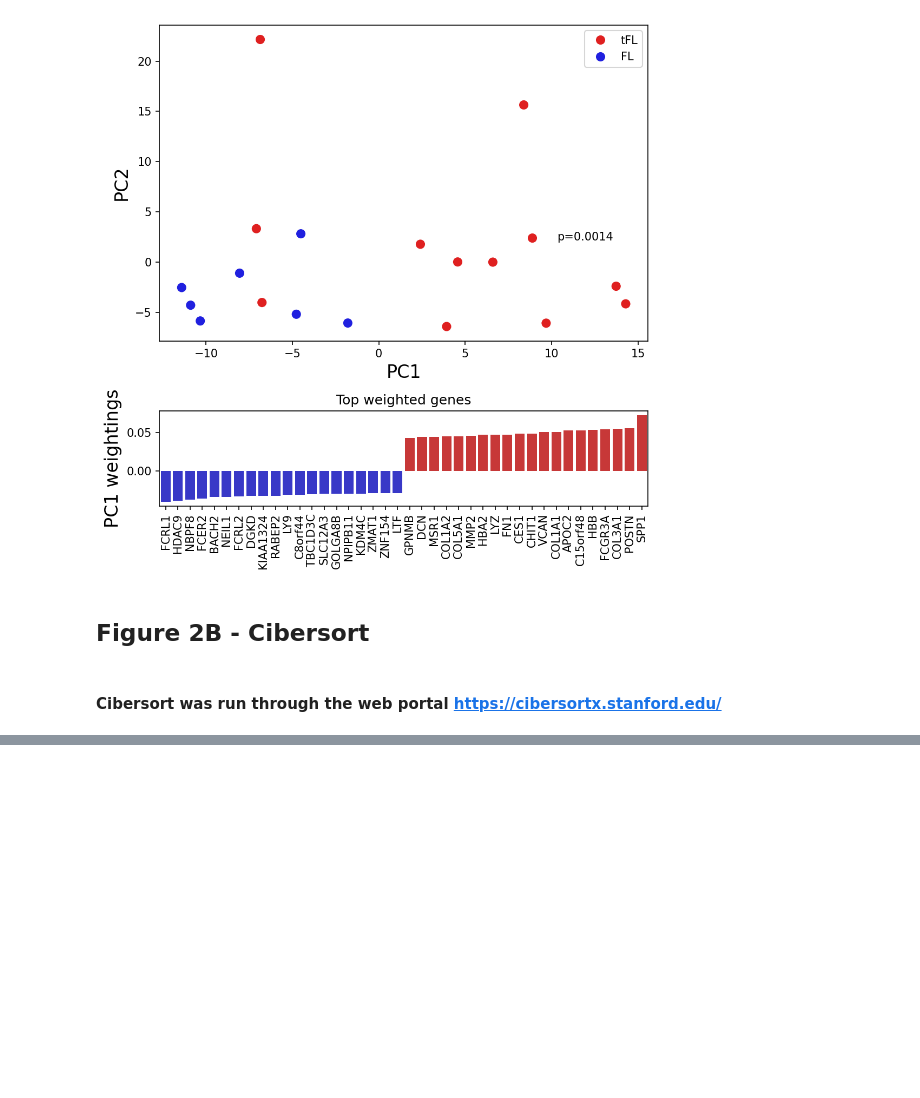
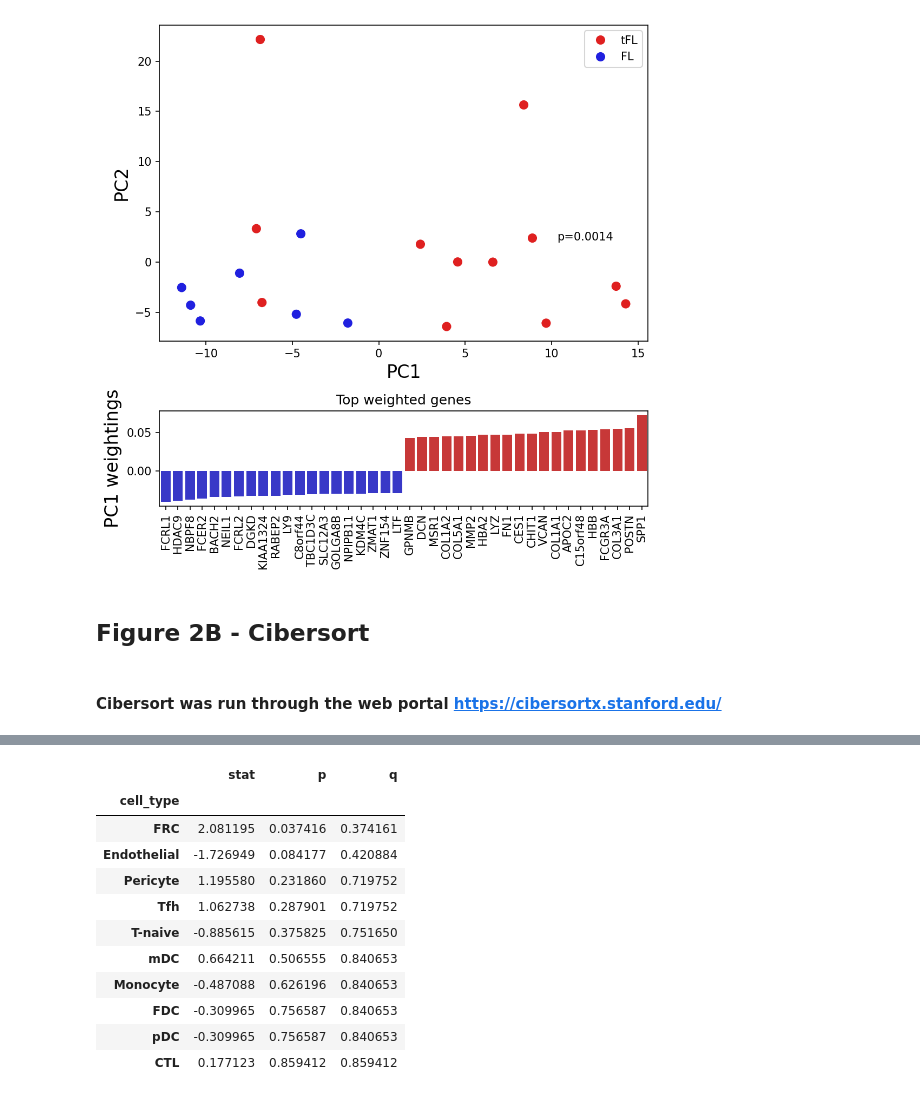
Before and after one commit to getzlab/FL_transformation_paper, a Jupyter notebook: figures/Figure2_bulk.ipynb, the cells around one changed output, grey strips where cells are left out. Cells and saved outputs as stored; diff of their text form; code cells hidden in the pictures; blank space fills up the shorter version.

```diff
--- a/figures/Figure2_bulk.ipynb
+++ b/figures/Figure2_bulk.ipynb
@@ -183,0 +210,21 @@ Setting a gradient palette using color= is deprecated and will be removed in v0.
+# %%
+# Only test cell types reaching above 5% in some sample
+max_frac = Cdf.groupby('cell_type')['frac'].max()
+ct_test = max_frac.index[max_frac>.03]
+test_idx = Cdf['cell_type'].isin(ct_test)
+
+res = ranksum_df(Cdf[test_idx&(Cdf['disease'].isin(['tFL','DLBCL']))],'disease','frac',groupby='cell_type')
+res
+# %% [output]
+|  | stat | p | q |
+| cell_type |  |  |  |
+| FRC | 2.081195 | 0.037416 | 0.374161 |
+| Endothelial | -1.726949 | 0.084177 | 0.420884 |
+| Pericyte | 1.195580 | 0.231860 | 0.719752 |
+| Tfh | 1.062738 | 0.287901 | 0.719752 |
+| T-naive | -0.885615 | 0.375825 | 0.751650 |
+| mDC | 0.664211 | 0.506555 | 0.840653 |
+| Monocyte | -0.487088 | 0.626196 | 0.840653 |
+| FDC | -0.309965 | 0.756587 | 0.840653 |
+| pDC | -0.309965 | 0.756587 | 0.840653 |
+| CTL | 0.177123 | 0.859412 | 0.859412 |
```
Also changed, not shown: parts of 13 cells of this notebook.
